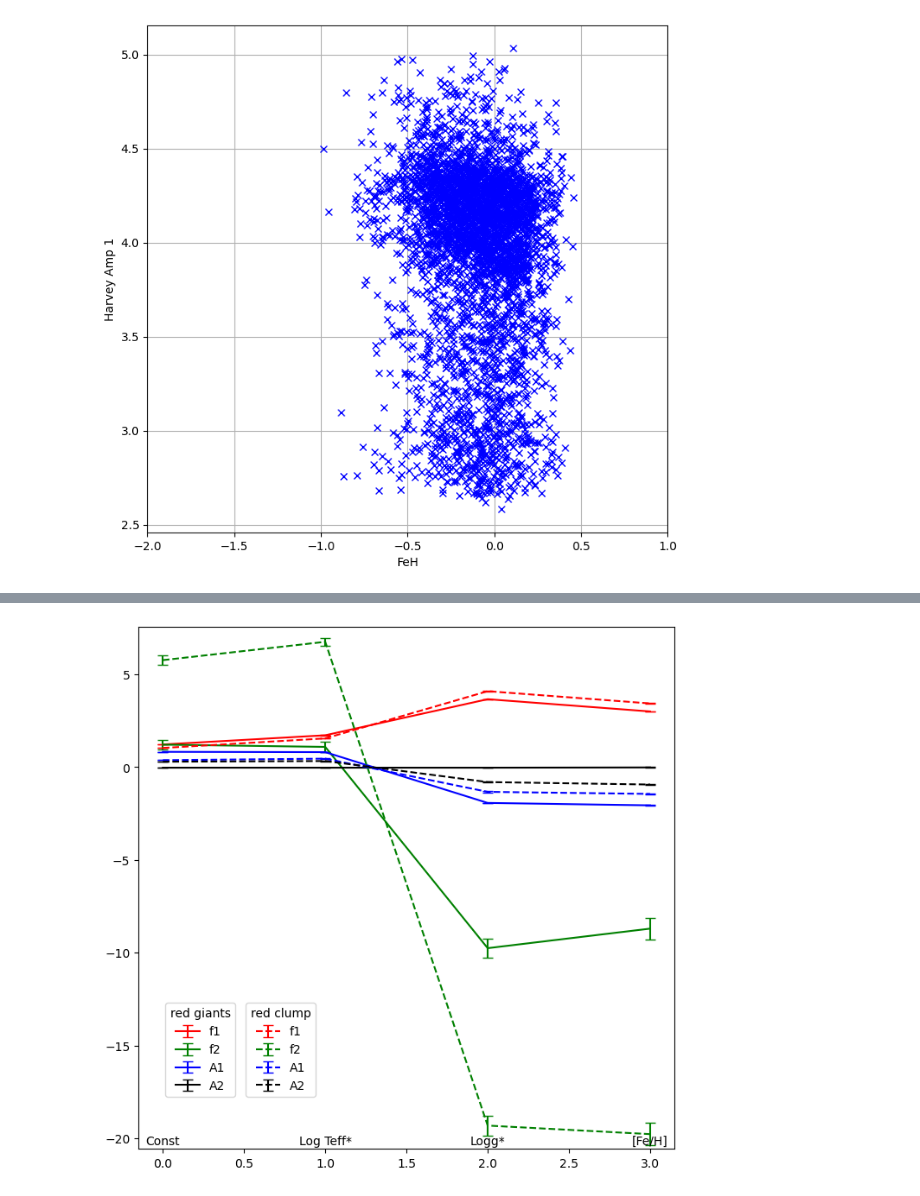
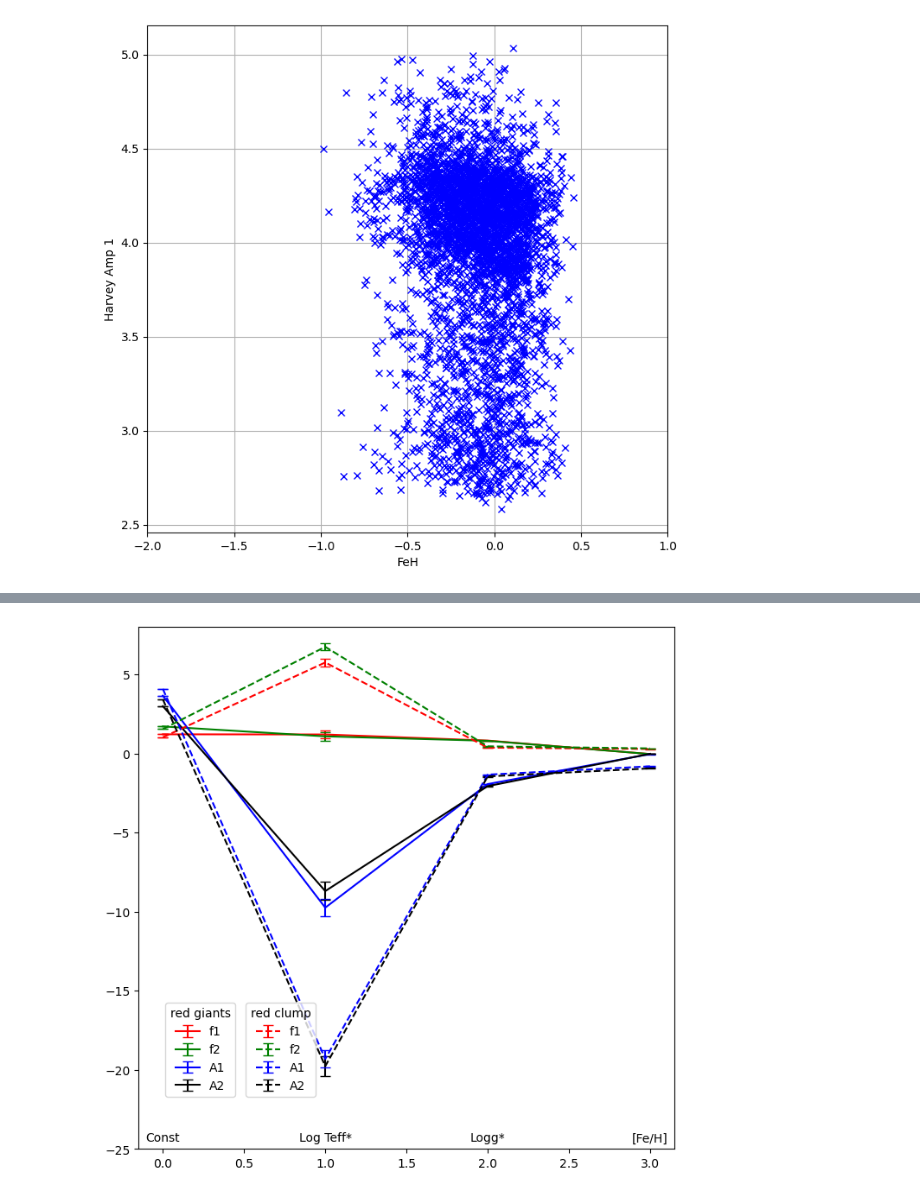
Before and after one commit to pollygecko/sharing-APOGEE_APOKASC, a Jupyter notebook: SSI APOGEE and APOKASC Stars.ipynb, the cells around one changed output, grey strips where cells are left out. Drawn from its saved outputs; the diff is of its cells as text; code cells hidden in the pictures.

Commit message:
DEV: worked on rotated coefficient plots with Radius reduction.

```diff
--- a/SSI APOGEE and APOKASC Stars.ipynb
+++ b/SSI APOGEE and APOKASC Stars.ipynb
@@ -142,6 +142,10 @@ Logg_err = hdu.data['LOGG_COR_ERR']
 FeH_err = hdu.data['FE_H_ADOP_COR_ERR']
 logg_A = hdu.data['LOGG_COR']
 FeH_A = hdu.data['FE_H_ADOP_COR']
+Huber_radius = hdu.data['HUBER_R ']
+Huber_radius_P_err = hdu.data['HUBER_R_PERR']
+Huber_radius_M_err = hdu.data['HUBER_R_MERR']
+#print(Huber_radius_err)
 Amp_HV1 = np.array(data_USE[6,0,:])
 Amp_HV1_err = np.array(data_USE[6,1,:])
 Amp_HV2 = np.array(data_USE[9,0,:])
@@ -151,6 +155,6 @@ Freq_HV1_err = np.array(data_USE[7,1,:])
 Freq_HV2 = np.array(data_USE[10,0,:])
 Freq_HV2_err = np.array(data_USE[10,1,:])
 Evol_stage = np.array(data_USE[3, 0, :])
-Evol_stage
+#Evol_stage
 #Evol_stage = 1 - red giant, #2- red clump
 #make color coded plot (or seperate ones for red giant branch and red clump) after other backg. plots
@@ -400,8 +464,8 @@ y_prime = ((np.log10(Teff_final)-mean_l_teff)*np.sin(theta)) + ((logg_final-mean
 #print(x_prime)
 #print(y_prime)
 
-coeffs = np.ones((4, 4, 2))
-coeffs_err = np.ones((4, 4, 2))
+coeffs = np.ones((4, 6, 2))
+coeffs_err = np.ones((4, 6, 2))
 
 #frequency 1 red giants
 F1_x_opt, F1_x_cov = curve_fit(freq_curve_fit, (x_prime[red_giant], y_prime[red_giant], FeH_final[red_giant]), np.log10(Freq_HV1_final[red_giant]), sigma=(Freq_HV1_err_log[red_giant]))
@@ -409,8 +473,8 @@ F1_x_perr = np.sqrt(np.diag(F1_x_cov))
 #print(F1_x_opt)
 #print(F1_x_perr)
 coeffs[:,0,0] = F1_x_opt
-print(coeffs[:,0,0])
-print(F1_x_opt)
+#print(coeffs[:,0,0])
+#print(F1_x_opt)
 coeffs_err[:,0,0] = F1_x_perr
 
 #frequency 1 red clump
@@ -508,32 +669,41 @@ plt.show()
 # %%
 %matplotlib inline
 figure(figsize=(8,8), dpi=100)
 #print(np.amin(coeffs[:,:,0]))
 minimum = np.amin(coeffs)
 maximum = np.amax(coeffs)
 margin = (maximum - minimum)*0.03
 x = [0, 1, 2, 3]
 
 #giants
-line1= plt.errorbar(x, np.reshape(coeffs[0,:,0], 4), yerr = np.reshape(coeffs_err[0,:,0], 4), fmt ='r', capsize = 4, label = 'f1')
-line2 = plt.errorbar(x, np.reshape(coeffs[1,:,0], 4), yerr = np.reshape(coeffs_err[1,:,0], 4), fmt ='g', capsize = 4, label = 'f2')
-line3 = plt.errorbar(x, np.reshape(coeffs[2,:,0], 4), yerr = np.reshape(coeffs_err[2,:,0], 4), fmt ='b', capsize = 4, label = 'A1')
-line4 = plt.errorbar(x, np.reshape(coeffs[3,:,0], 4), yerr = np.reshape(coeffs_err[3,:,0], 4), fmt ='k', capsize = 4, label = 'A2')
+line1= plt.errorbar(x, np.reshape(coeffs[:,0,0], 4), yerr = np.reshape(coeffs_err[:,0,0], 4), fmt ='r', capsize = 4, label = 'f1')
+line2 = plt.errorbar(x, np.reshape(coeffs[:,1,0], 4), yerr = np.reshape(coeffs_err[:,1,0], 4), fmt ='g', capsize = 4, label = 'f2')
+line3 = plt.errorbar(x, np.reshape(coeffs[:,2,0], 4), yerr = np.reshape(coeffs_err[:,2,0], 4), fmt ='b', capsize = 4, label = 'A1')
+line4 = plt.errorbar(x, np.reshape(coeffs[:,3,0], 4), yerr = np.reshape(coeffs_err[:,3,0], 4), fmt ='k', capsize = 4, label = 'A2')
 leg1 = plt.legend(handles=[line1, line2, line3, line4], title = 'red giants', loc = (0.05,0.1))
 
 #clump
-line5 = plt.errorbar(x, np.reshape(coeffs[0,:,1], 4), yerr = np.reshape(coeffs_err[0,:,1], 4), fmt = 'r', capsize = 4, linestyle='dashed', label = 'f1')
-line6 = plt.errorbar(x, np.reshape(coeffs[1,:,1], 4), yerr = np.reshape(coeffs_err[1,:,1], 4), fmt = 'g', capsize = 4, linestyle='dashed', label = 'f2')
-line7 = plt.errorbar(x, np.reshape(coeffs[2,:,1], 4), yerr = np.reshape(coeffs_err[2,:,1], 4), fmt = 'b', capsize = 4, linestyle='dashed', label = 'A1')
-line8 = plt.errorbar(x, np.reshape(coeffs[3,:,1], 4), yerr = np.reshape(coeffs_err[3,:,1], 4), fmt = 'k', capsize = 4, linestyle='dashed', label = 'A2')
+line5 = plt.errorbar(x, np.reshape(coeffs[:,0,1], 4), yerr = np.reshape(coeffs_err[:,0,1], 4), fmt = 'r', capsize = 4, linestyle='dashed', label = 'f1')
+line6 = plt.errorbar(x, np.reshape(coeffs[:,1,1], 4), yerr = np.reshape(coeffs_err[:,1,1], 4), fmt = 'g', capsize = 4, linestyle='dashed', label = 'f2')
+line7 = plt.errorbar(x, np.reshape(coeffs[:,2,1], 4), yerr = np.reshape(coeffs_err[:,2,1], 4), fmt = 'b', capsize = 4, linestyle='dashed', label = 'A1')
+line8 = plt.errorbar(x, np.reshape(coeffs[:,3,1], 4), yerr = np.reshape(coeffs_err[:,3,1], 4), fmt = 'k', capsize = 4, linestyle='dashed', label = 'A2')
 plt.gca().add_artist(leg1)
 plt.legend(handles=[line5, line6, line7, line8], title = 'red clump', loc = (0.2,0.1))
 
-plt.ylim(minimum - margin, maximum + margin)
+plt.ylim(-25, 8)
 plt.text(0, minimum-0.7*margin, 'Const', ha = 'center')
 plt.text(1, minimum-0.7*margin, 'Log Teff*', ha = 'center')
 plt.text(2, minimum-0.7*margin, 'Logg*', ha = 'center')
 plt.text(3, minimum-0.7*margin, '[Fe/H]', ha = 'center')
 plt.show()
+
+#when logg increases, amplitudes decrease
+#when star is evolving, it gets bigger, meaning larger granules at surface, larger amps Harvey func
+#when star evolves f increases bc granule cells are bigger and it wil take longer to go through the convection zone
+#not expected frequencies to change b/w two populations. But amp could change bc radii is different. Size of ganules is independent of radius.
+#larger stars -- smaller amp with smaller signal for same surface parameters. Anti correlated with radius. 1/R
+#see email on how to change Log Teff and Logg, make new rotated plot without stars in annotation
+#make new lines for HV1_R HV2_R in new colors, etc
+#check AAS poster requirements
 # %% [output]
-[figure, old version]
+[figure, new version]
```
Also changed, not shown: parts of 17 cells of this notebook.
